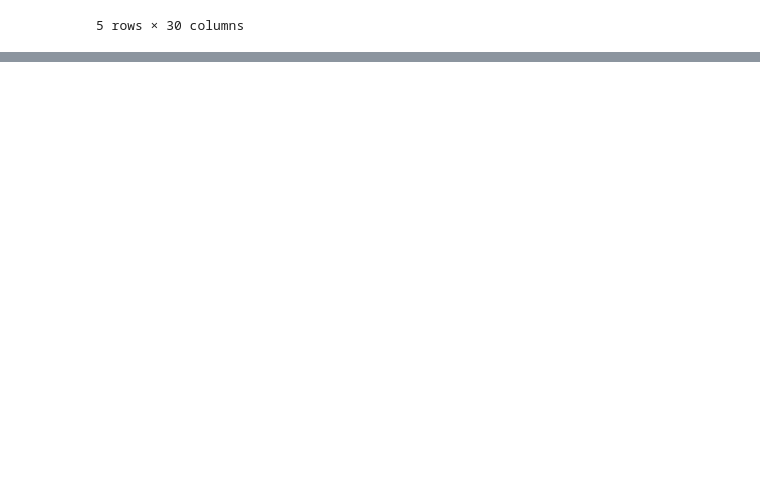
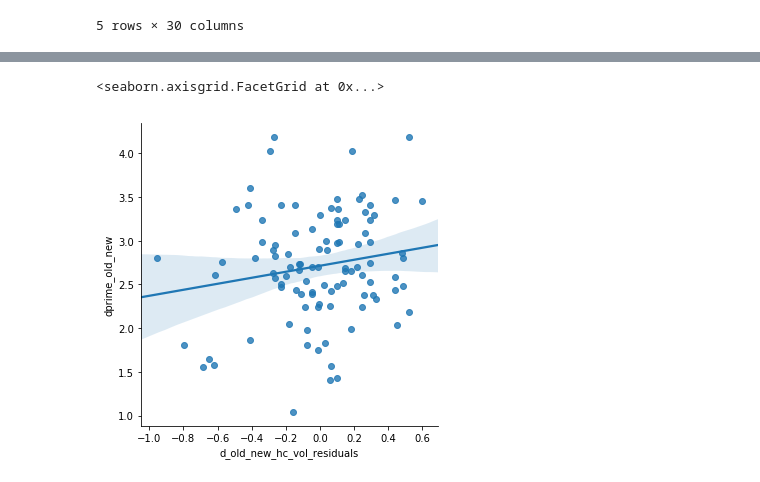
Before and after one commit to madisonpaige/3T_struct_MST, a Jupyter notebook: 3t_MST_analysis.ipynb, the cells around one changed output, grey strips where cells are left out. Drawn from its saved outputs; the diff is of its cells as text; code cells hidden in the pictures; blank space fills up the shorter version.

```diff
--- a/3t_MST_analysis.ipynb
+++ b/3t_MST_analysis.ipynb
@@ -149,0 +332,10 @@ AttributeError: 'Series' object has no attribute 'reshape'
+# %%
+ # now lets get extract all the variance from r_cal_vol that we can explain with np_age + yrs_educ + gender
+d_old_new_hc_controlled_model = smf.ols('hc_vol ~ np_age + yrs_educ + gender', data = norm_volumes).fit()
+# and extract the residuals into vector form
+norm_volumes['d_old_new_hc_vol_residuals'] = pd.DataFrame(d_old_new_hc_controlled_model.fittedvalues.values)
+
+sns.lmplot(x='d_old_new_hc_vol_residuals', y = 'dprime_old_new', data=norm_volumes)
+# %% [output]
+<seaborn.axisgrid.FacetGrid at 0x...>
+[figure, added]
```
Also changed, not shown: parts of 48 cells of this notebook.
